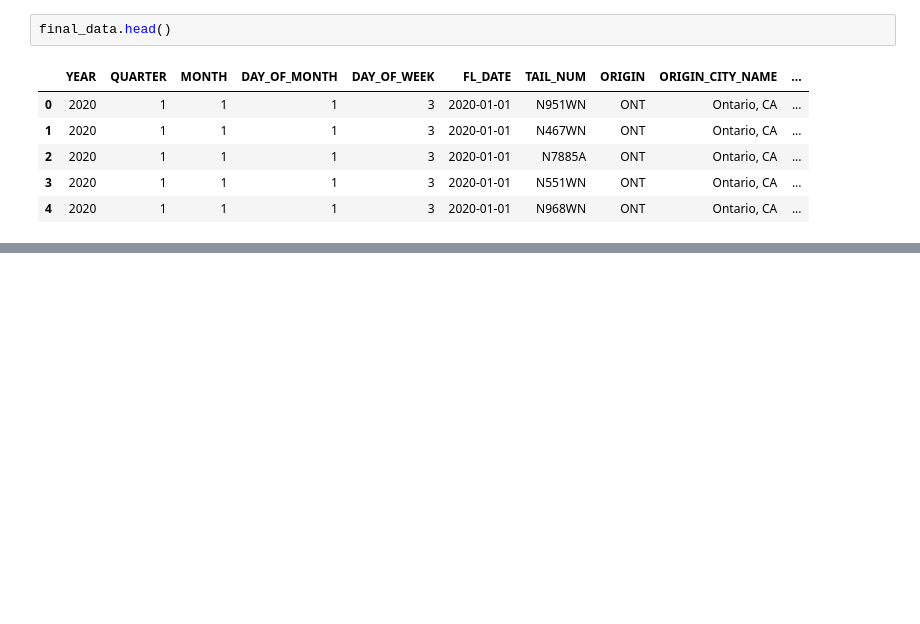
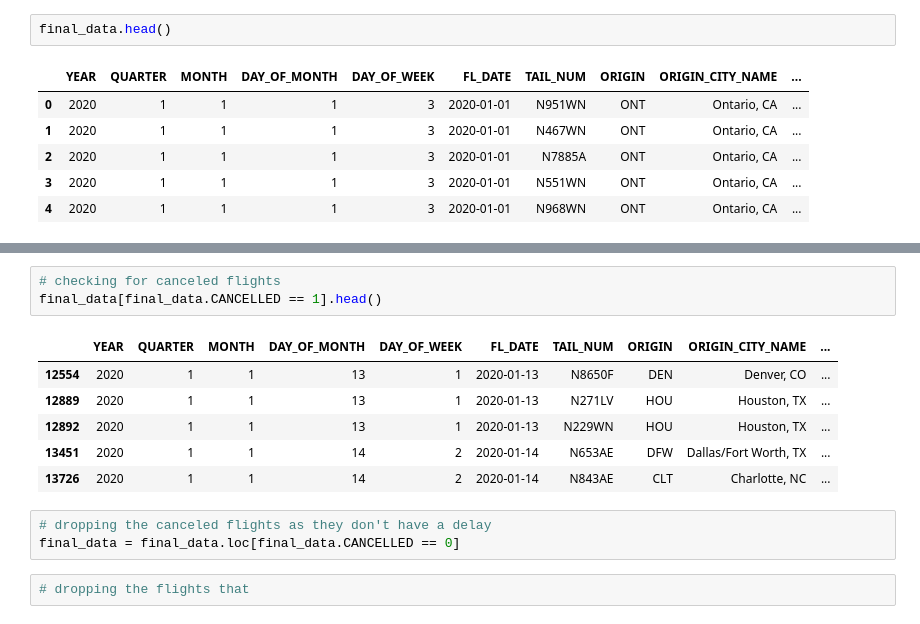
Before and after one commit to TharangaLakmali/Flight_delay_prediction, a Jupyter notebook: preprocessing_data.ipynb, the cells around one changed output, grey strips where cells are left out. Cells and saved outputs as stored; diff of their text form; blank space fills up the shorter version.

```diff
--- a/preprocessing_data.ipynb
+++ b/preprocessing_data.ipynb
@@ -317,0 +368,15 @@ final_data.head()
+# %%
+# checking for canceled flights
+final_data[final_data.CANCELLED == 1].head()
+# %% [output]
+|  | YEAR | QUARTER | MONTH | DAY_OF_MONTH | DAY_OF_WEEK | FL_DATE | TAIL_NUM | ORIGIN | ORIGIN_CITY_NAME | ... |
+| 12554 | 2020 | 1 | 1 | 13 | 1 | 2020-01-13 | N8650F | DEN | Denver, CO | ... |
+| 12889 | 2020 | 1 | 1 | 13 | 1 | 2020-01-13 | N271LV | HOU | Houston, TX | ... |
+| 12892 | 2020 | 1 | 1 | 13 | 1 | 2020-01-13 | N229WN | HOU | Houston, TX | ... |
+| 13451 | 2020 | 1 | 1 | 14 | 2 | 2020-01-14 | N653AE | DFW | Dallas/Fort Worth, TX | ... |
+| 13726 | 2020 | 1 | 1 | 14 | 2 | 2020-01-14 | N843AE | CLT | Charlotte, NC | ... |
+# %%
+# dropping the canceled flights as they don't have a delay
+final_data = final_data.loc[final_data.CANCELLED == 0]
+# %%
+# dropping the flights that
```
Also changed, not shown: parts of 16 cells of this notebook.
